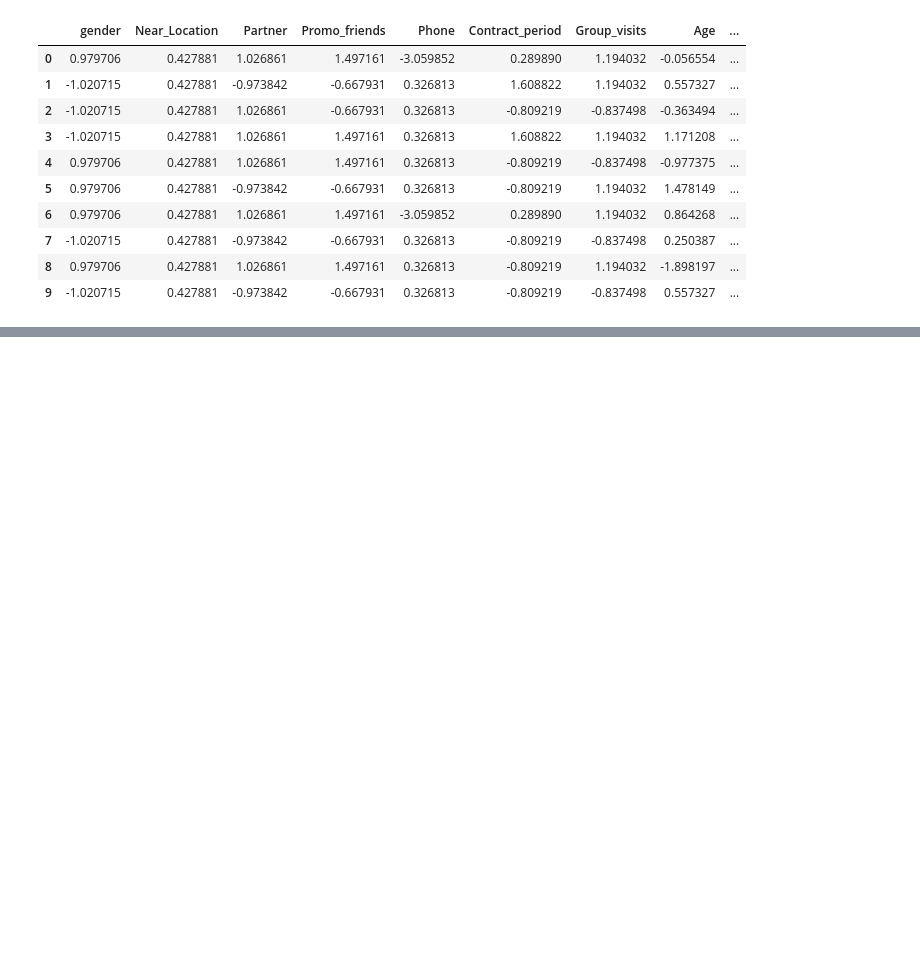
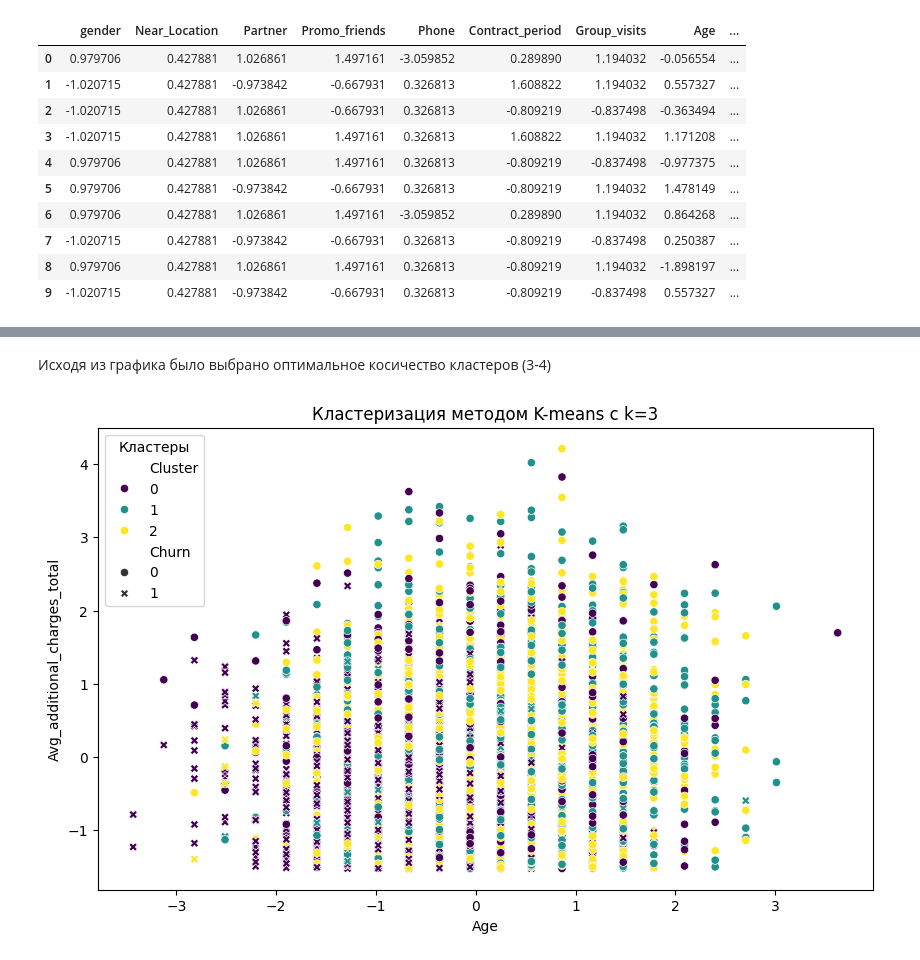
Before and after one commit to aarakova/AD, a Jupyter notebook: ЛР4_Ракова_15.ipynb, the cells around one changed output, grey strips where cells are left out. Saved outputs shown, nothing was run; the diff lists cells and outputs as text; code cells hidden in the pictures; blank space fills up the shorter version.

```diff
--- a/ЛР4_Ракова_15.ipynb
+++ b/ЛР4_Ракова_15.ipynb
@@ -120,0 +149,17 @@ scaled_df.head(10)
+# %% [markdown]
+Исходя из графика было выбрано оптимальное косичество кластеров (3-4)
+# %%
+# Выбор оптимального количества кластеров (например, k=3)
+optimal_k = 3
+kmeans = KMeans(n_clusters=optimal_k, random_state=42)
+scaled_df["Cluster"] = kmeans.fit_predict(scaled_df.drop(columns=["Churn"]))
+
+# Визуализация кластеров
+plt.figure(figsize=(10, 6))
+sns.scatterplot(data=scaled_df, x="Age", y="Avg_additional_charges_total",
+                hue="Cluster", palette="viridis", style="Churn")
+plt.title(f"Кластеризация методом K-means с k={optimal_k}")
+plt.legend(title="Кластеры")
+plt.show()
+# %% [output]
+[figure, added]
```
Also changed, not shown: parts of 3 cells of this notebook.
